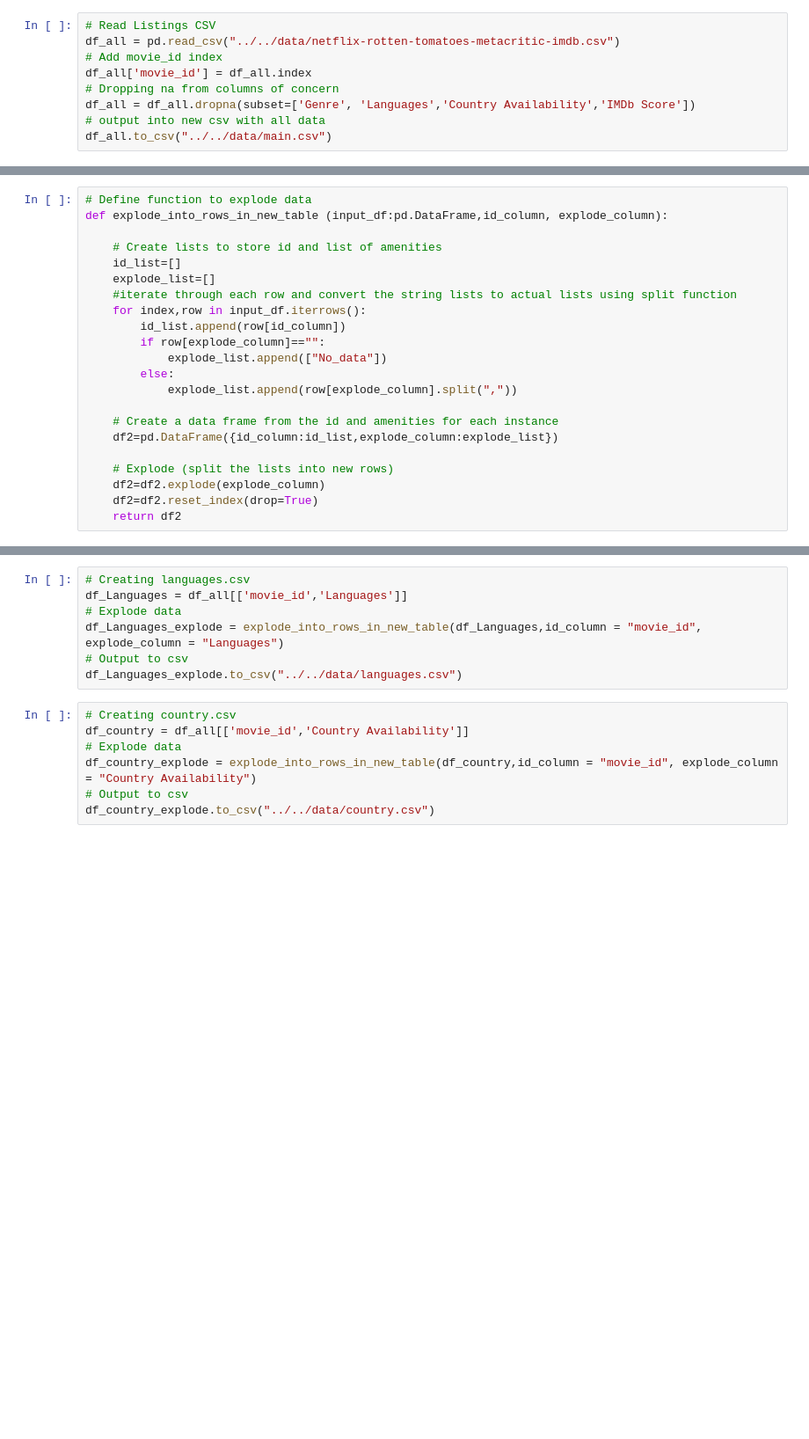
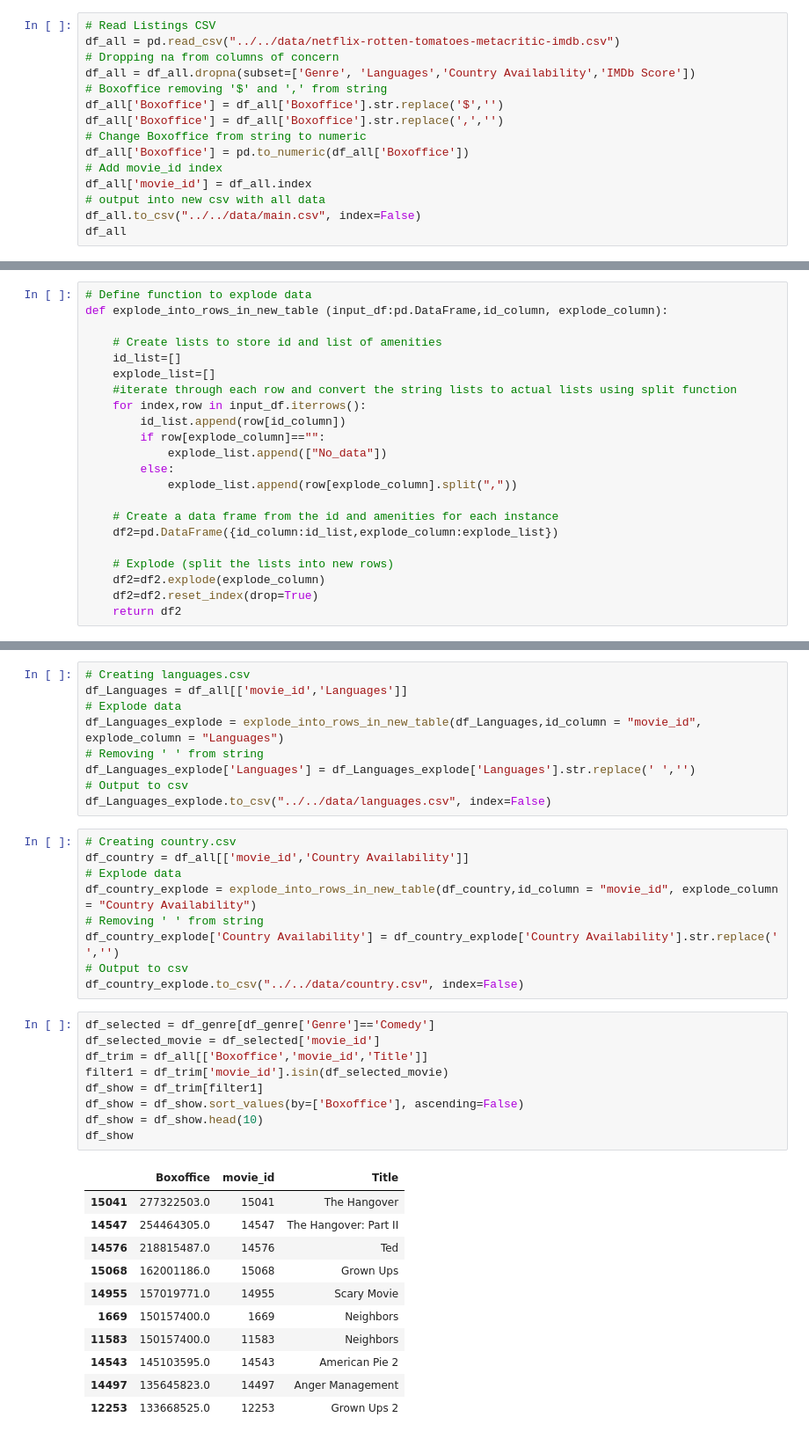
Before and after one commit to briginmis/project2-netflix, a Jupyter notebook: static/scripts/cleaning.ipynb, the cells around one changed output, grey strips where cells are left out. Shown at 88% size. Drawn from its saved outputs; the diff is of its cells as text; blank space fills up the shorter version.

```diff
--- a/static/scripts/cleaning.ipynb
+++ b/static/scripts/cleaning.ipynb
@@ -9,9 +8,15 @@ pd.set_option("display.max_columns", None)
 # %%
 # Read Listings CSV
 df_all = pd.read_csv("../../data/netflix-rotten-tomatoes-metacritic-imdb.csv")
+# Dropping na from columns of concern
+df_all = df_all.dropna(subset=['Genre', 'Languages','Country Availability','IMDb Score'])
+# Boxoffice removing '$' and ',' from string
+df_all['Boxoffice'] = df_all['Boxoffice'].str.replace('$','')
+df_all['Boxoffice'] = df_all['Boxoffice'].str.replace(',','')
+# Change Boxoffice from string to numeric
+df_all['Boxoffice'] = pd.to_numeric(df_all['Boxoffice'])
 # Add movie_id index
 df_all['movie_id'] = df_all.index
-# Dropping na from columns of concern
-df_all = df_all.dropna(subset=['Genre', 'Languages','Country Availability','IMDb Score'])
 # output into new csv with all data
-df_all.to_csv("../../data/main.csv")
+df_all.to_csv("../../data/main.csv", index=False)
+df_all
@@ -49,12 +79,37 @@ df_genre_explode.to_csv("../../data/genre.csv")
 df_Languages = df_all[['movie_id','Languages']]
 # Explode data
 df_Languages_explode = explode_into_rows_in_new_table(df_Languages,id_column = "movie_id", explode_column = "Languages")
+# Removing ' ' from string
+df_Languages_explode['Languages'] = df_Languages_explode['Languages'].str.replace(' ','')
 # Output to csv
-df_Languages_explode.to_csv("../../data/languages.csv")
+df_Languages_explode.to_csv("../../data/languages.csv", index=False)
 # %%
 # Creating country.csv
 df_country = df_all[['movie_id','Country Availability']]
 # Explode data
 df_country_explode = explode_into_rows_in_new_table(df_country,id_column = "movie_id", explode_column = "Country Availability")
+# Removing ' ' from string
+df_country_explode['Country Availability'] = df_country_explode['Country Availability'].str.replace(' ','')
 # Output to csv
-df_country_explode.to_csv("../../data/country.csv")
+df_country_explode.to_csv("../../data/country.csv", index=False)
+# %%
+df_selected = df_genre[df_genre['Genre']=='Comedy']
+df_selected_movie = df_selected['movie_id']
+df_trim = df_all[['Boxoffice','movie_id','Title']]
+filter1 = df_trim['movie_id'].isin(df_selected_movie)
+df_show = df_trim[filter1]
+df_show = df_show.sort_values(by=['Boxoffice'], ascending=False)
+df_show = df_show.head(10)
+df_show
+# %% [output]
+|  | Boxoffice | movie_id | Title |
+| 15041 | 277322503.0 | 15041 | The Hangover |
+| 14547 | 254464305.0 | 14547 | The Hangover: Part II |
+| 14576 | 218815487.0 | 14576 | Ted |
+| 15068 | 162001186.0 | 15068 | Grown Ups |
+| 14955 | 157019771.0 | 14955 | Scary Movie |
+| 1669 | 150157400.0 | 1669 | Neighbors |
+| 11583 | 150157400.0 | 11583 | Neighbors |
+| 14543 | 145103595.0 | 14543 | American Pie 2 |
+| 14497 | 135645823.0 | 14497 | Anger Management |
+| 12253 | 133668525.0 | 12253 | Grown Ups 2 |
```
Also changed, not shown: parts of 4 cells of this notebook, 18 other files.
